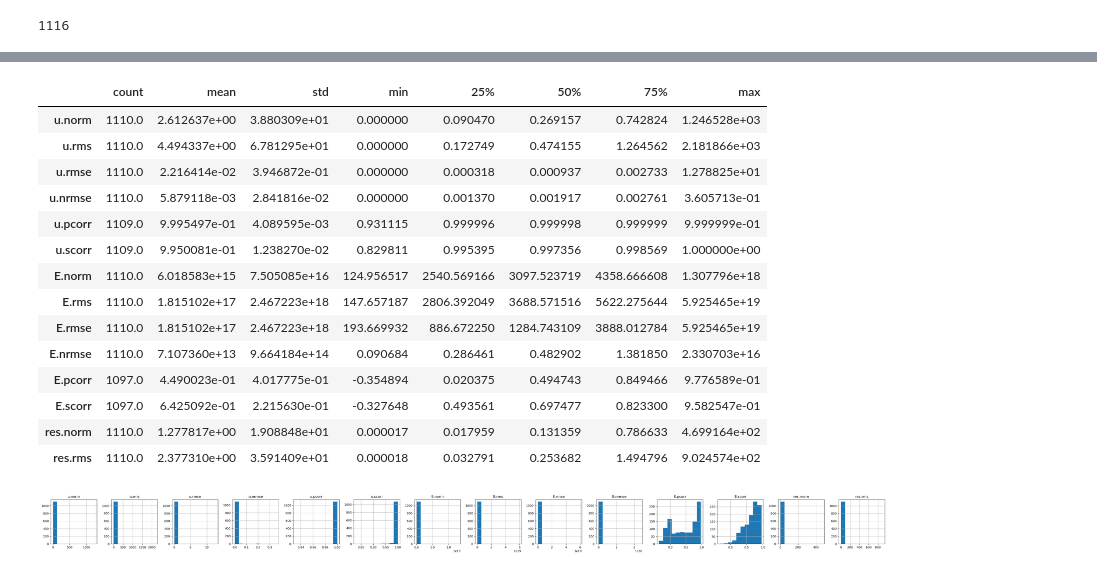
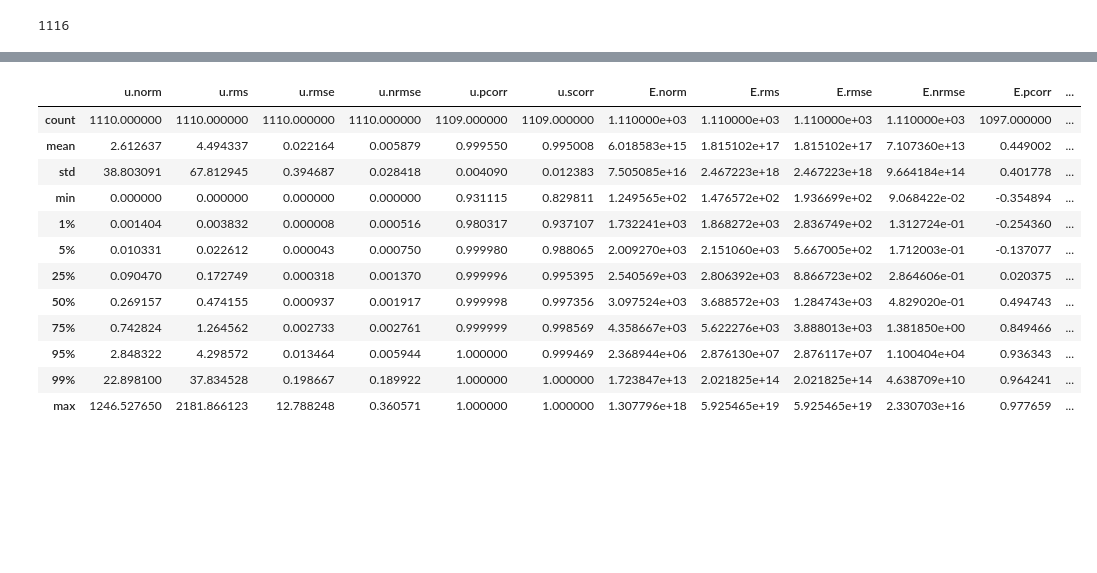
Before and after one commit to mattragoza/lung-project, a Jupyter notebook: notebooks/shapenet/21-optimize-experiment.ipynb, the cells around one changed output, grey strips where cells are left out. Saved outputs shown, nothing was run; the diff lists cells and outputs as text; code cells hidden in the pictures; blank space fills up the shorter version.

```diff
--- a/notebooks/shapenet/21-optimize-experiment.ipynb
+++ b/notebooks/shapenet/21-optimize-experiment.ipynb
@@ -55,3 +55,27 @@ grid = ps.param_grid(subject=sel.subject, variant='2025-11-02', config='2025-11-
 len(grid)
 # %% [output]
 1116
+# %%
+base_dir = '2025-11-06_optimize'
+
+template = '''\
+#!/bin/bash -l
+#SBATCH --job-name={job_name}
+#SBATCH --account=asc170022p
+#SBATCH --partition=GPU-shared
+#SBATCH --gres=gpu:1
+#SBATCH -t 24:00:00
+set -eo pipefail
+
+LP=$PROJECT/lung-project
+NB=$PROJECT/lung-project/notebooks/shapenet
+
+mamba activate /ocean/projects/asc170022p/mtragoza/mambaforge/envs/warp
+
+python $LP/optimize.py --dataset shapenet --data_root $LP/data/ShapeNetSem --variant {variant} --config $NB/{config} --subject {subject} --output {output_path}
+
+'''
+name_format = '{params_hash}'
+
+grid = ps.param_grid(subject=sel.subject, variant='2025-11-02', config='2025-11-05_config.json')
+len(grid)
@@ -93,2 +119,4 @@ jobs.groupby(['job_state']).count()
+# %%
+jobs = ps.collect(jobs)
 # %%
 jobs = ps.submit(jobs)
@@ -95,28 +145,18 @@ jobs = ps.submit(jobs)
 # %%
 df = ps.outputs(jobs[jobs.job_state == 'COMPLETED'], )
 # %%
-df
-df.describe().T
+df.describe(percentiles=[0.01, 0.05, 0.25, 0.50, 0.75, 0.95, 0.99])
 # %% [output]
-|  | count | mean | std | min | 25% | 50% | 75% | max |
-| u.norm | 1110.0 | 2.612637e+00 | 3.880309e+01 | 0.000000 | 0.090470 | 0.269157 | 0.742824 | 1.246528e+03 |
-| u.rms | 1110.0 | 4.494337e+00 | 6.781295e+01 | 0.000000 | 0.172749 | 0.474155 | 1.264562 | 2.181866e+03 |
-| u.rmse | 1110.0 | 2.216414e-02 | 3.946872e-01 | 0.000000 | 0.000318 | 0.000937 | 0.002733 | 1.278825e+01 |
-| u.nrmse | 1110.0 | 5.879118e-03 | 2.841816e-02 | 0.000000 | 0.001370 | 0.001917 | 0.002761 | 3.605713e-01 |
-| u.pcorr | 1109.0 | 9.995497e-01 | 4.089595e-03 | 0.931115 | 0.999996 | 0.999998 | 0.999999 | 9.999999e-01 |
-| u.scorr | 1109.0 | 9.950081e-01 | 1.238270e-02 | 0.829811 | 0.995395 | 0.997356 | 0.998569 | 1.000000e+00 |
-| E.norm | 1110.0 | 6.018583e+15 | 7.505085e+16 | 124.956517 | 2540.569166 | 3097.523719 | 4358.666608 | 1.307796e+18 |
-| E.rms | 1110.0 | 1.815102e+17 | 2.467223e+18 | 147.657187 | 2806.392049 | 3688.571516 | 5622.275644 | 5.925465e+19 |
-| E.rmse | 1110.0 | 1.815102e+17 | 2.467223e+18 | 193.669932 | 886.672250 | 1284.743109 | 3888.012784 | 5.925465e+19 |
-| E.nrmse | 1110.0 | 7.107360e+13 | 9.664184e+14 | 0.090684 | 0.286461 | 0.482902 | 1.381850 | 2.330703e+16 |
-| E.pcorr | 1097.0 | 4.490023e-01 | 4.017775e-01 | -0.354894 | 0.020375 | 0.494743 | 0.849466 | 9.776589e-01 |
-| E.scorr | 1097.0 | 6.425092e-01 | 2.215630e-01 | -0.327648 | 0.493561 | 0.697477 | 0.823300 | 9.582547e-01 |
-| res.norm | 1110.0 | 1.277817e+00 | 1.908848e+01 | 0.000017 | 0.017959 | 0.131359 | 0.786633 | 4.699164e+02 |
-| res.rms | 1110.0 | 2.377310e+00 | 3.591409e+01 | 0.000018 | 0.032791 | 0.253682 | 1.494796 | 9.024574e+02 |
+|  | u.norm | u.rms | u.rmse | u.nrmse | u.pcorr | u.scorr | E.norm | E.rms | E.rmse | E.nrmse | E.pcorr | ... |
+| count | 1110.000000 | 1110.000000 | 1110.000000 | 1110.000000 | 1109.000000 | 1109.000000 | 1.110000e+03 | 1.110000e+03 | 1.110000e+03 | 1.110000e+03 | 1097.000000 | ... |
+| mean | 2.612637 | 4.494337 | 0.022164 | 0.005879 | 0.999550 | 0.995008 | 6.018583e+15 | 1.815102e+17 | 1.815102e+17 | 7.107360e+13 | 0.449002 | ... |
+| std | 38.803091 | 67.812945 | 0.394687 | 0.028418 | 0.004090 | 0.012383 | 7.505085e+16 | 2.467223e+18 | 2.467223e+18 | 9.664184e+14 | 0.401778 | ... |
+| min | 0.000000 | 0.000000 | 0.000000 | 0.000000 | 0.931115 | 0.829811 | 1.249565e+02 | 1.476572e+02 | 1.936699e+02 | 9.068422e-02 | -0.354894 | ... |
+| 1% | 0.001404 | 0.003832 | 0.000008 | 0.000516 | 0.980317 | 0.937107 | 1.732241e+03 | 1.868272e+03 | 2.836749e+02 | 1.312724e-01 | -0.254360 | ... |
+| 5% | 0.010331 | 0.022612 | 0.000043 | 0.000750 | 0.999980 | 0.988065 | 2.009270e+03 | 2.151060e+03 | 5.667005e+02 | 1.712003e-01 | -0.137077 | ... |
+| 25% | 0.090470 | 0.172749 | 0.000318 | 0.001370 | 0.999996 | 0.995395 | 2.540569e+03 | 2.806392e+03 | 8.866723e+02 | 2.864606e-01 | 0.020375 | ... |
+| 50% | 0.269157 | 0.474155 | 0.000937 | 0.001917 | 0.999998 | 0.997356 | 3.097524e+03 | 3.688572e+03 | 1.284743e+03 | 4.829020e-01 | 0.494743 | ... |
+| 75% | 0.742824 | 1.264562 | 0.002733 | 0.002761 | 0.999999 | 0.998569 | 4.358667e+03 | 5.622276e+03 | 3.888013e+03 | 1.381850e+00 | 0.849466 | ... |
+| 95% | 2.848322 | 4.298572 | 0.013464 | 0.005944 | 1.000000 | 0.999469 | 2.368944e+06 | 2.876130e+07 | 2.876117e+07 | 1.100404e+04 | 0.936343 | ... |
+| 99% | 22.898100 | 37.834528 | 0.198667 | 0.189922 | 1.000000 | 1.000000 | 1.723847e+13 | 2.021825e+14 | 2.021825e+14 | 4.638709e+10 | 0.964241 | ... |
+| max | 1246.527650 | 2181.866123 | 12.788248 | 0.360571 | 1.000000 | 1.000000 | 1.307796e+18 | 5.925465e+19 | 5.925465e+19 | 2.330703e+16 | 0.977659 | ... |
-# %%
-import matplotlib.pyplot as plt
-
-df.hist(layout=(1,14), figsize=(40,3))
-plt.gcf().tight_layout()
-# %% [output]
-[figure, removed]
```
Also changed, not shown: parts of 14 cells of this notebook, 17 other files.
